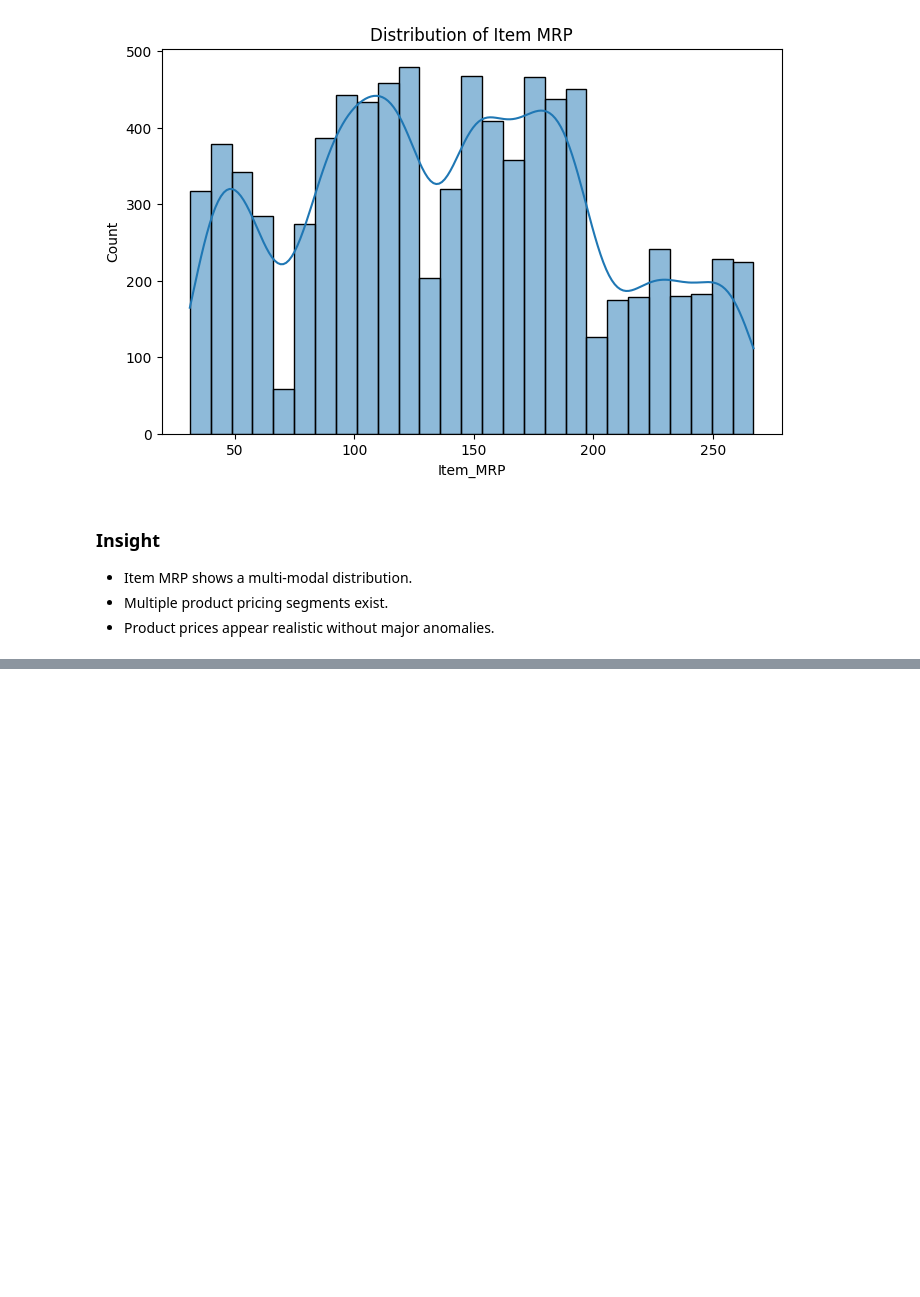
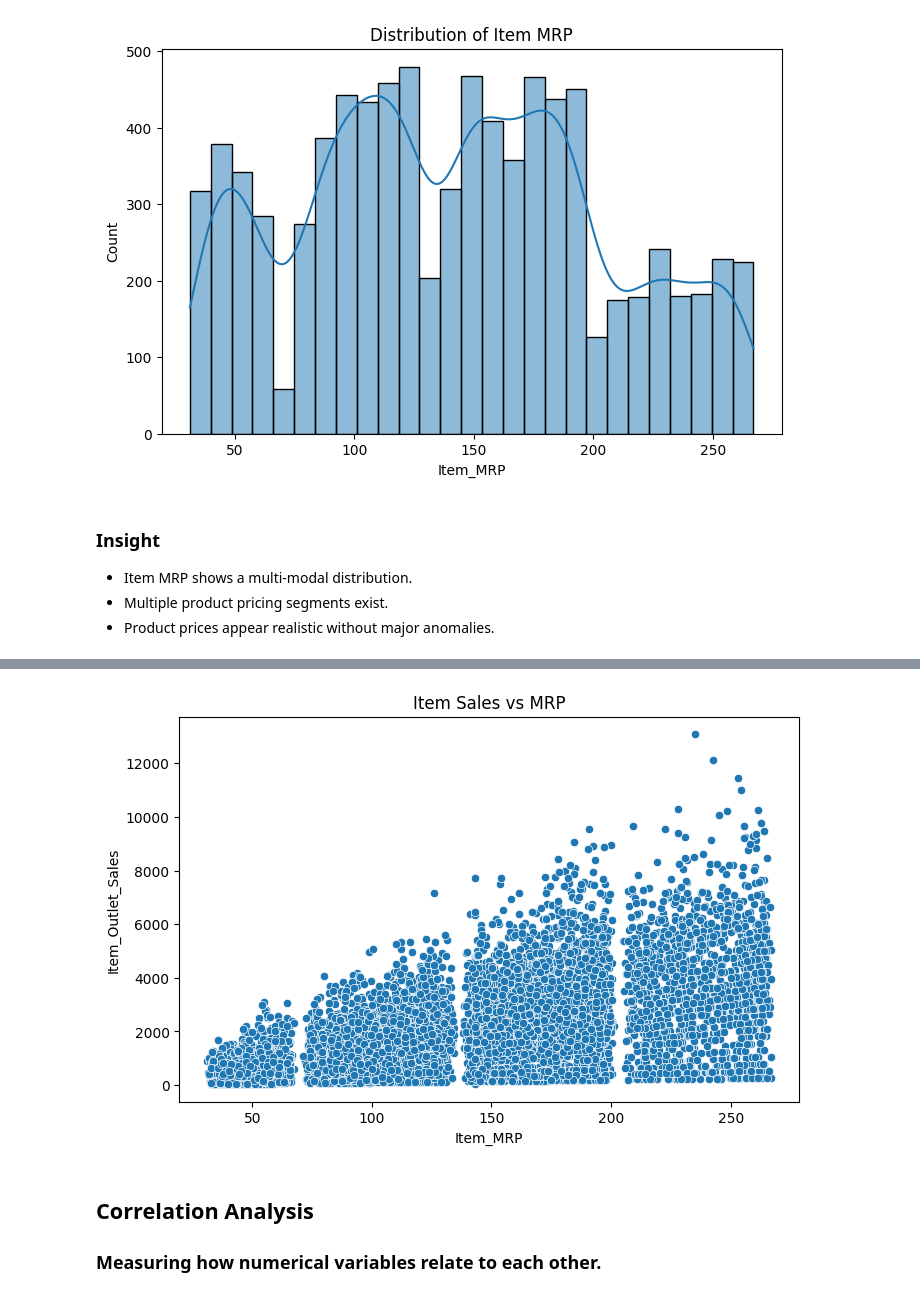
Before and after one commit to sauriin/blinkIT_analysis, a Jupyter notebook: python/eda_analysis.ipynb, the cells around one changed output, grey strips where cells are left out. Drawn from its saved outputs; the diff is of its cells as text; code cells hidden in the pictures; blank space fills up the shorter version.

```diff
--- a/python/eda_analysis.ipynb
+++ b/python/eda_analysis.ipynb
@@ -128,0 +202,17 @@ plt.show()
+# %%
+plt.figure(figsize=(8,5))
+
+sns.scatterplot(
+    x='Item_MRP',
+    y='Item_Outlet_Sales',
+    data = df
+)
+
+plt.title('Item Sales vs MRP')
+plt.show()
+# %% [output]
+[figure, added]
+# %% [markdown]
+## Correlation Analysis
+
+### Measuring how numerical variables relate to each other.
```
Also changed, not shown: parts of 42 cells of this notebook, 1 other file.
